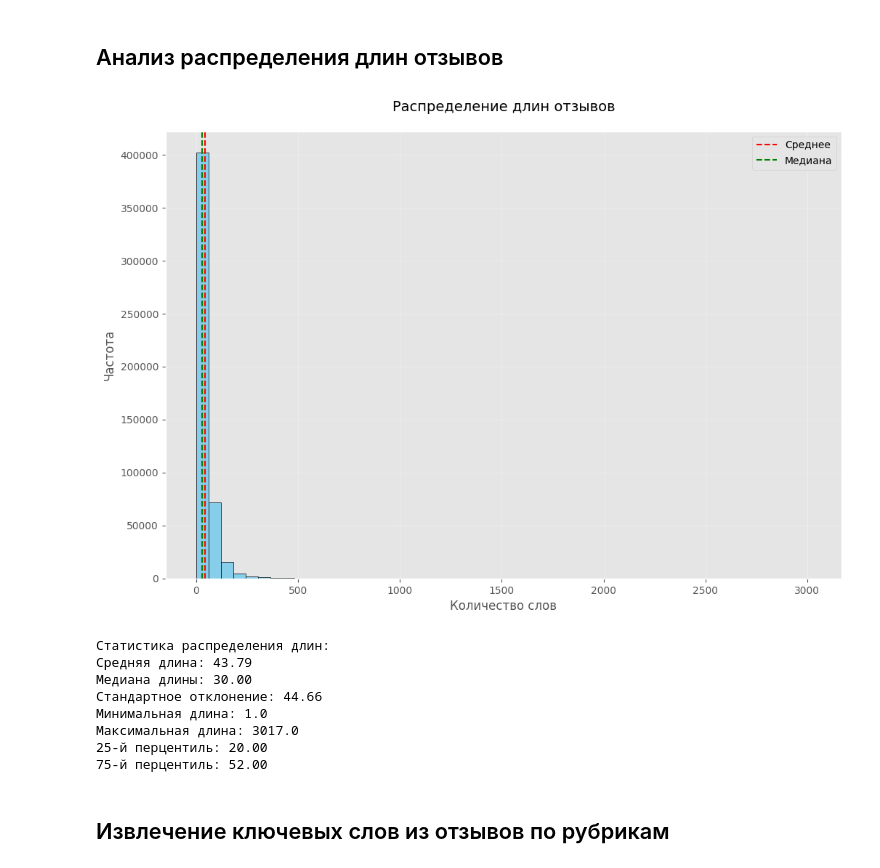
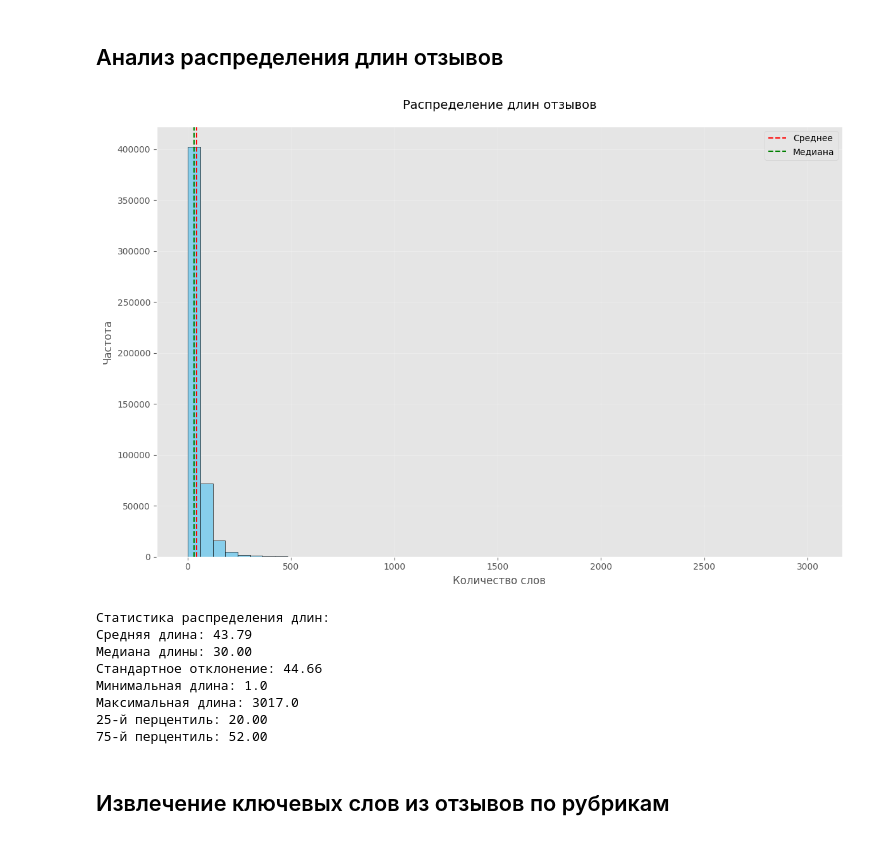
Before and after one commit to nocsland/urfu_review_generator, a Jupyter notebook: docs/EDA.ipynb, the cells around one changed output. Saved outputs shown, nothing was run; the diff lists cells and outputs as text; code cells hidden in the pictures.

```diff
--- a/docs/EDA.ipynb
+++ b/docs/EDA.ipynb
@@ -151,34 +152,36 @@ def analyze_length_distribution(reviews):
         "std": float(np.std(lengths)),
         "min": float(np.min(lengths)),
         "max": float(np.max(lengths)),
         "percentile_25": float(np.percentile(lengths, 25)),
         "percentile_75": float(np.percentile(lengths, 75)),
     }
 
     plt.figure(figsize=(12, 8))
     plt.hist(lengths, bins=50, color="skyblue", edgecolor="black")
     plt.title("Распределение длин отзывов", fontsize=14, pad=20)
     plt.xlabel("Количество слов", fontsize=12)
     plt.ylabel("Частота", fontsize=12)
     plt.grid(True, alpha=0.3)
     plt.axvline(stats["mean"], color="red", linestyle="--", label="Среднее")
     plt.axvline(stats["median"], color="green", linestyle="--", label="Медиана")
     plt.legend()
+    plt.tight_layout()
+    plt.savefig('./img/length_distribution.png')
     plt.show()
 
     return stats
 
 length_stats = analyze_length_distribution(reviews)
 print("Статистика распределения длин:")
 print(f"Средняя длина: {length_stats['mean']:.2f}")
 print(f"Медиана длины: {length_stats['median']:.2f}")
 print(f"Стандартное отклонение: {length_stats['std']:.2f}")
 print(f"Минимальная длина: {length_stats['min']}")
 print(f"Максимальная длина: {length_stats['max']}")
 print(f"25-й перцентиль: {length_stats['percentile_25']:.2f}")
 print(f"75-й перцентиль: {length_stats['percentile_75']:.2f}")
 # %% [output]
-[figure, old version]
+[figure, new version]
 Статистика распределения длин:
 Средняя длина: 43.79
 Медиана длины: 30.00
```
Also changed, not shown: parts of 2 cells of this notebook, 13 other files.
